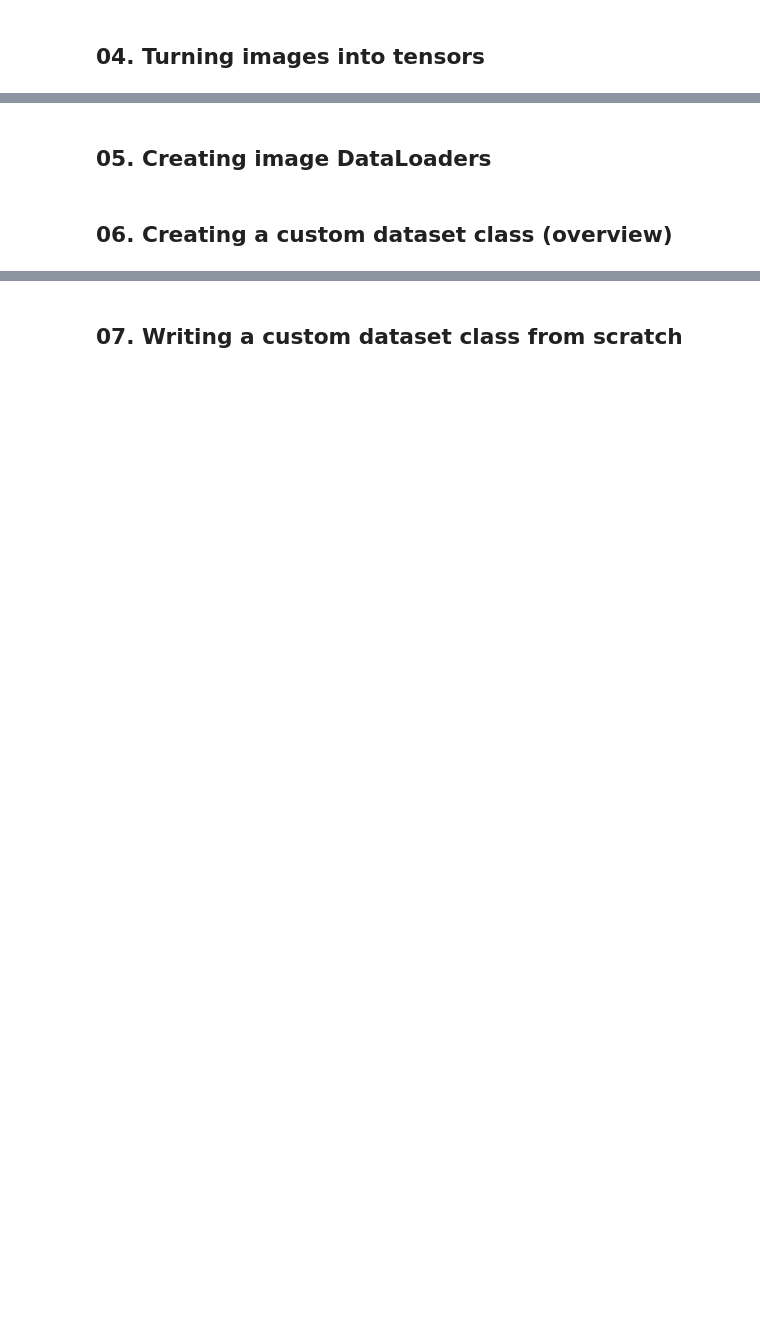
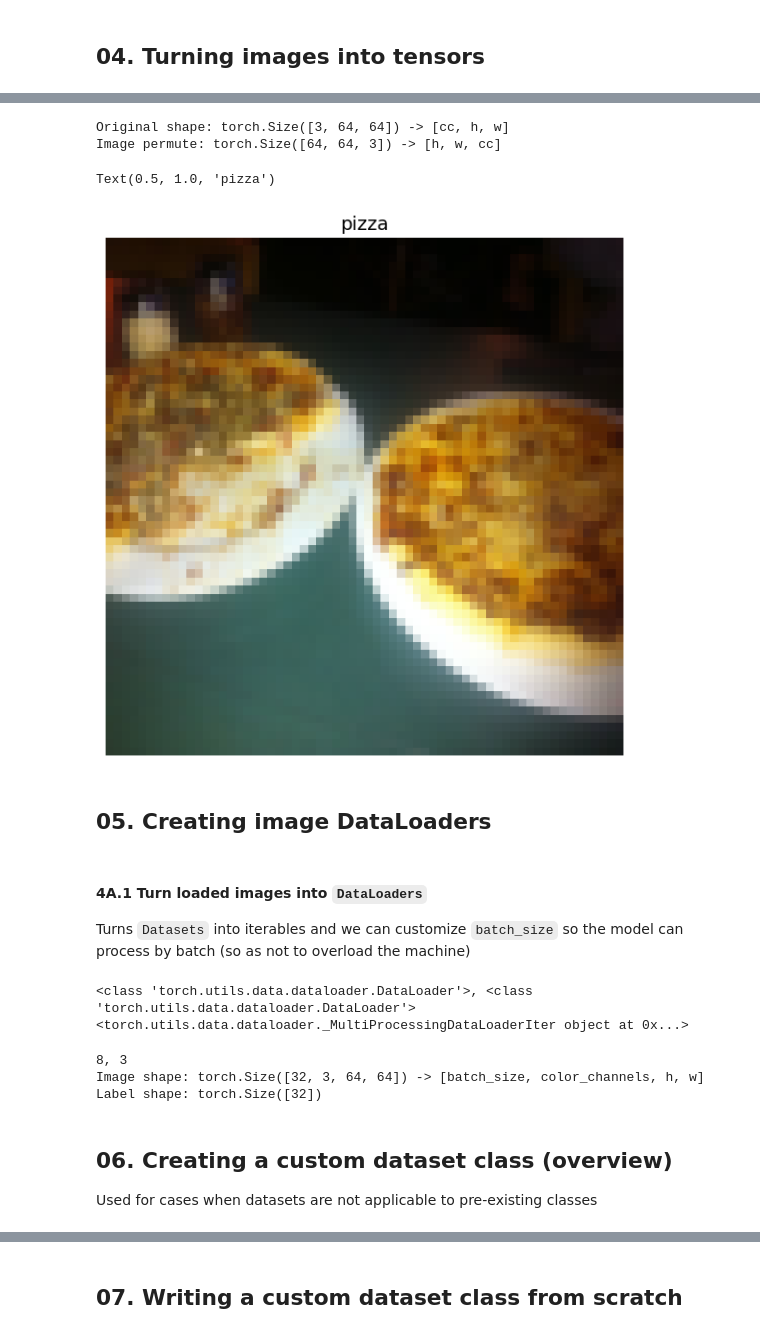
Before and after one commit to kdvillavicencio/sandbox-pytorch, a Jupyter notebook: pytorch/04_Custom-Datasets.ipynb, the cells around one changed output, grey strips where cells are left out. Saved outputs shown, nothing was run; the diff lists cells and outputs as text; code cells hidden in the pictures; blank space fills up the shorter version.

```diff
--- a/pytorch/04_Custom-Datasets.ipynb
+++ b/pytorch/04_Custom-Datasets.ipynb
@@ -204,0 +325,11 @@ https://pytorch.org/tutorials/beginner/data_loading_tutorial.html
+# %%
+# Get class names as list
+class_names = train_data.classes
+print(class_names)
+
+class_dict = train_data.class_to_idx
+print(class_dict)
+
+print(f"{len(train_data)}, {len(test_data)}")
+
+print(train_data.samples[0])
@@ -204,0 +341,12 @@ https://pytorch.org/tutorials/beginner/data_loading_tutorial.html
+# %%
+# Get item property
+# Index on train_data Dataset to get a single image and label
+img, label = train_data[0][0], train_data[0][1]
+
+print(f"Image tensor:\n {img}")
+print(f"type: {type(img)}")
+print(f"Image shape: {img.shape}")
+print(f"Image datatype: {img.dtype}")
+
+print(f"Image label: {label}")
+print(class_names[label])
@@ -205,4 +371,59 @@ https://pytorch.org/tutorials/beginner/data_loading_tutorial.html
+# %%
+# Rearrange the order dimensions
+img_permute = img.permute(1, 2, 0)
+
+# Print out different shapes
+print(f"Original shape: {img.shape} -> [cc, h, w]")
+print(f"Image permute: {img_permute.shape} -> [h, w, cc]")
+
+# Plot the image
+plt.figure(figsize=(10,7))
+plt.imshow(img_permute)
+plt.axis("off")
+plt.title(class_names[label], fontsize=14)
+# %% [output]
+Original shape: torch.Size([3, 64, 64]) -> [cc, h, w]
+Image permute: torch.Size([64, 64, 3]) -> [h, w, cc]
+Text(0.5, 1.0, 'pizza')
+[figure, added]
 # %% [markdown]
 ## 05. Creating image DataLoaders
+# %% [markdown]
+#### 4A.1 Turn loaded images into `DataLoaders`
+Turns `Datasets` into iterables and we can customize `batch_size` so the model can process by batch (so as not to overload the machine)
+# %%
+# Turn train and test dataset into DataLoaders
+from torch.utils.data import DataLoader
+BATCH_SIZE = 32
+train_dataloader = DataLoader(dataset=train_data,
+                              batch_size=BATCH_SIZE,
+                              num_workers=1,
+                              shuffle=True)
+test_dataloader = DataLoader(dataset=test_data,
+                             batch_size=BATCH_SIZE,
+                             num_workers=1,
+                             shuffle=False)
+
+print(f"{type(train_dataloader)}, {type(test_dataloader)}")
+train_dataloader, test_dataloader
+
+print(iter(train_dataloader))
+# %% [output]
+<class 'torch.utils.data.dataloader.DataLoader'>, <class 'torch.utils.data.dataloader.DataLoader'>
+<torch.utils.data.dataloader._MultiProcessingDataLoaderIter object at 0x...>
+# %%
+# Explore DataLoaders
+print(f"{len(train_dataloader)}, {len(test_dataloader)}")
+
+img, label = next(iter(train_dataloader))
+
+# Batch size will now be 1
+print(f"Image shape: {img.shape} -> [batch_size, color_channels, h, w]")
+print(f"Label shape: {label.shape}")
+# %% [output]
+8, 3
+Image shape: torch.Size([32, 3, 64, 64]) -> [batch_size, color_channels, h, w]
+Label shape: torch.Size([32])
 # %% [markdown]
 ## 06. Creating a custom dataset class (overview)
+Used for cases when datasets are not applicable to pre-existing classes
```
Also changed, not shown: parts of 86 cells of this notebook, 1 other file.
